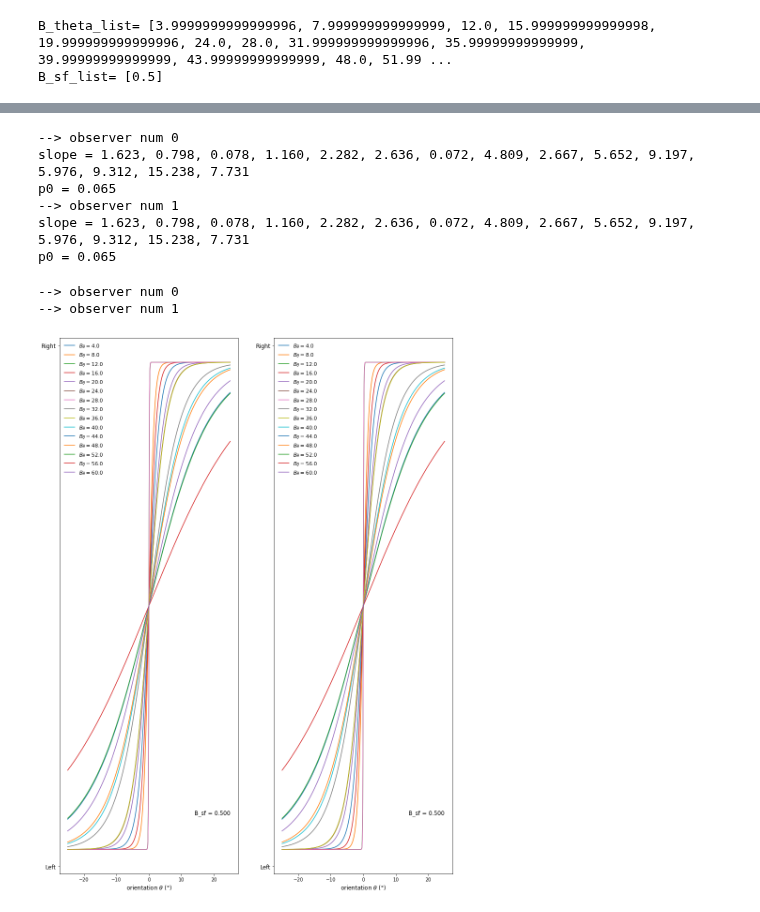
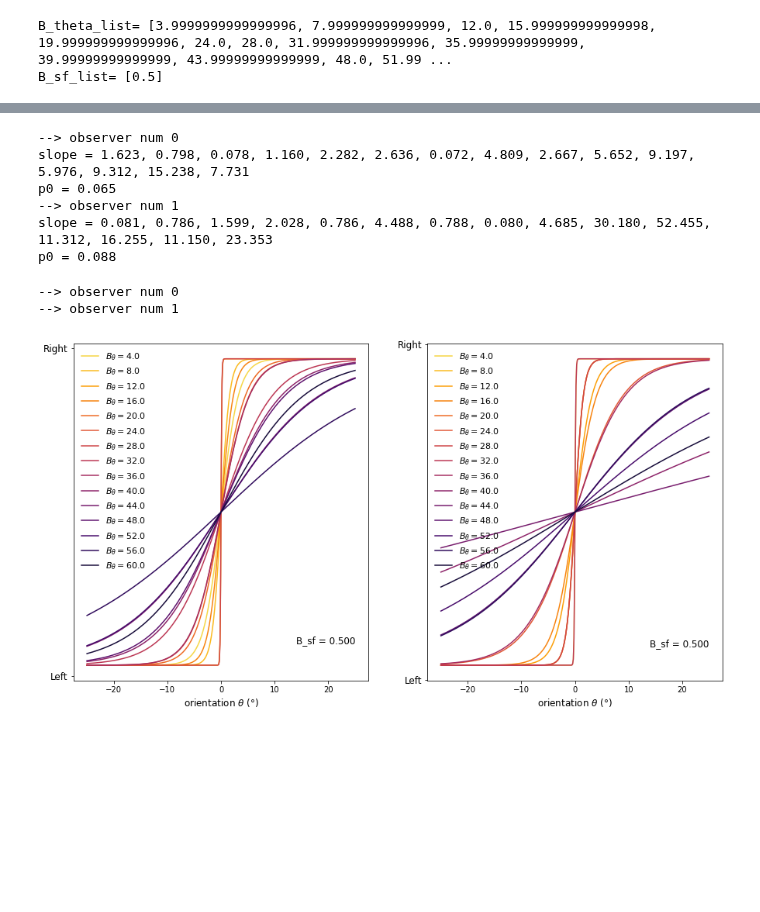
Before and after one commit to jennafradin/MSc-Internship, a Jupyter notebook: Notebooks/W17/29_analysis_fit.ipynb, the cells around one changed output, grey strips where cells are left out. Saved outputs shown, nothing was run; the diff lists cells and outputs as text; code cells hidden in the pictures; blank space fills up the shorter version.

Commit message:
new subject

```diff
--- a/Notebooks/W17/29_analysis_fit.ipynb
+++ b/Notebooks/W17/29_analysis_fit.ipynb
@@ -19,7 +19,7 @@ import matplotlib.pyplot as plt
 import os
 # %%
 subj_name_list =  ['LP', 'JF']
-subj_name_list =  ['LP', 'LP', ]
+subj_name_list =  ['LP', 'EP', ]
 
 subj_data_list = []
 import json
@@ -54,8 +54,12 @@ for num, data in enumerate(subj_data_list) :
     data_dict[num]['theta'] = np.zeros((1, N_data))
     data_dict[num]['conditions'] = np.zeros((1, N_data)).astype(np.int)
     data_dict[num]['response'] = np.zeros((1, N_data))
+    data_dict[num]['correct'] = np.zeros((1, N_data))
     for i, item in enumerate(data):
         #print(i, item)
         data_dict[num]['theta'][0, i] = item[1]*180/np.pi
         data_dict[num]['conditions'][0, i] = item[5]+item[6]*len(B_theta_list)
         data_dict[num]['response'][0, i] = 1 if item[2] == 'right' else 0
+        data_dict[num]['correct'][0, i] = (item[1]>0) if item[2] == 'right' else (item[1]<0)
+    correct = data_dict[num]['correct'].mean()
+    print(f'Subject {num} has {correct*100:.3f} % correct overall')
@@ -61,0 +73,10 @@ for num, data in enumerate(subj_data_list) :
+# %%
+plt.figure(figsize = (8,6))
+for num, data in enumerate(subj_data_list) :
+    print('--> observer num', num)
+    correct = data_dict[num]['correct'].reshape((15, 1, 30))
+    for i_B_sf, B_sf in enumerate(B_sf_list):
+        plt.plot(B_theta_list, correct[:, i_B_sf, :].mean(axis=-1)*100, label=num)
+plt.xlabel(r' $B_\theta$ (°)')
+plt.ylabel(r' % correct ')
+plt.legend(loc ='best') ;
@@ -195,37 +222,41 @@ for num, data in enumerate(subj_data_list) :
 slope = 1.623, 0.798, 0.078, 1.160, 2.282, 2.636, 0.072, 4.809, 2.667, 5.652, 9.197, 5.976, 9.312, 15.238, 7.731
 p0 = 0.065
 --> observer num 1
-slope = 1.623, 0.798, 0.078, 1.160, 2.282, 2.636, 0.072, 4.809, 2.667, 5.652, 9.197, 5.976, 9.312, 15.238, 7.731
-p0 = 0.065
+slope = 0.081, 0.786, 1.599, 2.028, 0.786, 4.488, 0.788, 0.080, 4.685, 30.180, 52.455, 11.312, 16.255, 11.150, 23.353
+p0 = 0.088
 # %%
-fig, axs = plt.subplots(len(B_sf_list), len(subj_data_list), figsize=(15, 21))
+fig, axs = plt.subplots(len(B_sf_list), len(subj_data_list), figsize=(15, 8))
+colors = plt.cm.inferno(np.linspace(.9, .1, len(B_theta_list)))
+
 for num, data in enumerate(subj_data_list) :
     print('--> observer num', num)
     x_values = np.linspace(-25, 25, 400)
 
     for i_B_sf, B_sf in enumerate(B_sf_list):
         if len(subj_data_list)>1:
             ax = axs[num]
         else:
             ax = axs
 
         #colors = plt.cm.inferno(np.linspace(1, .2, len(B_thetas))) #tc colormap
 
         for i_B_theta, B_theta in enumerate(B_theta_list):
+            color = colors[i_B_theta]
+
             i_condition = i_B_theta + i_B_sf*len(B_theta_list)
             conditions = i_condition*np.ones_like(x_values)
             y_values = results[num](torch.Tensor(x_values),
                                       torch.ByteTensor(conditions)).detach().numpy()
-            ax.plot(x_values, y_values, label=r'$B_\theta=%s$' % f'{B_theta:.1f}')
+            ax.plot(x_values, y_values, color=color, label=r'$B_\theta=%s$' % f'{B_theta:.1f}')
 
         ax.set_xlabel(r"orientation $\theta$ (°)", fontsize=12)
         ax.set_yticks([0.0, 1.0])
         ax.set_yticklabels(["Left", "Right"], fontsize=12)
         ax.legend(fontsize=11, frameon=False, scatterpoints=6)
         if num==0:  ax.legend(fontsize=11, frameon=False, scatterpoints=6)
         ax.text(14, 0.1, f'B_sf = {B_sf:.3f}', fontsize=12)
 # %% [output]
 --> observer num 0
 --> observer num 1
-[figure, old version]
+[figure, new version]
 # %%
```
Also changed, not shown: parts of 10 cells of this notebook, 2 other files.
